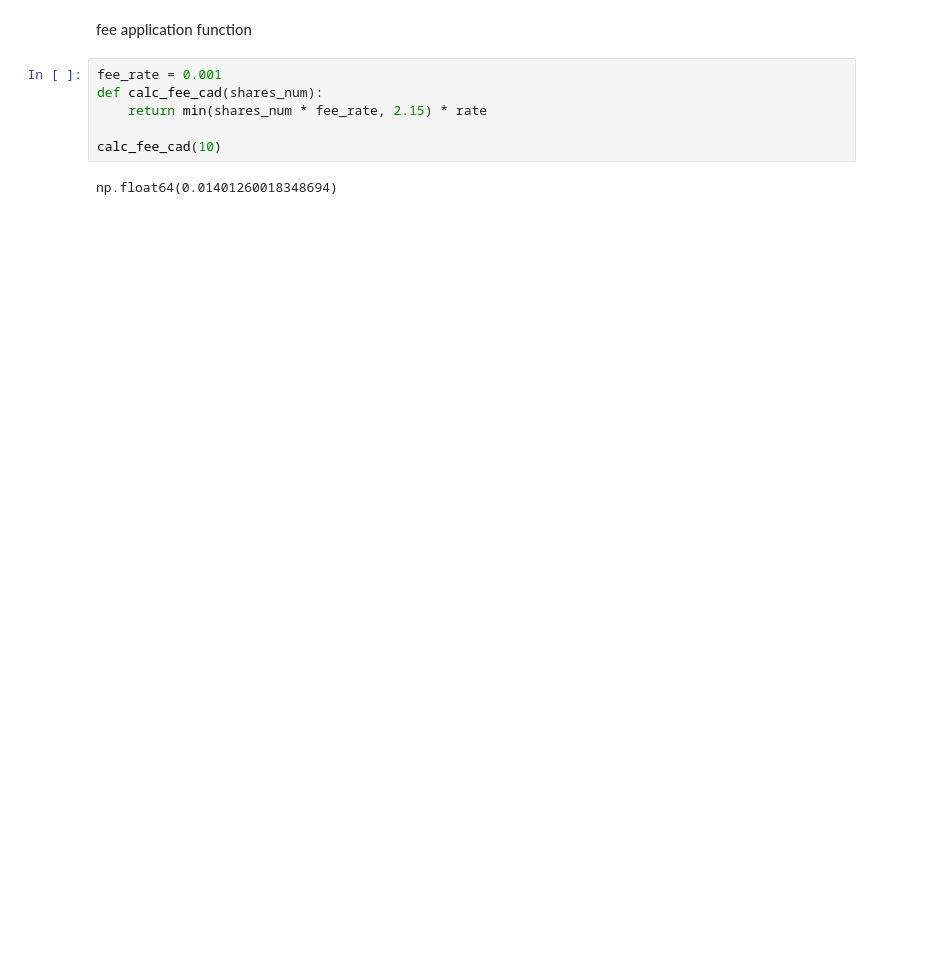
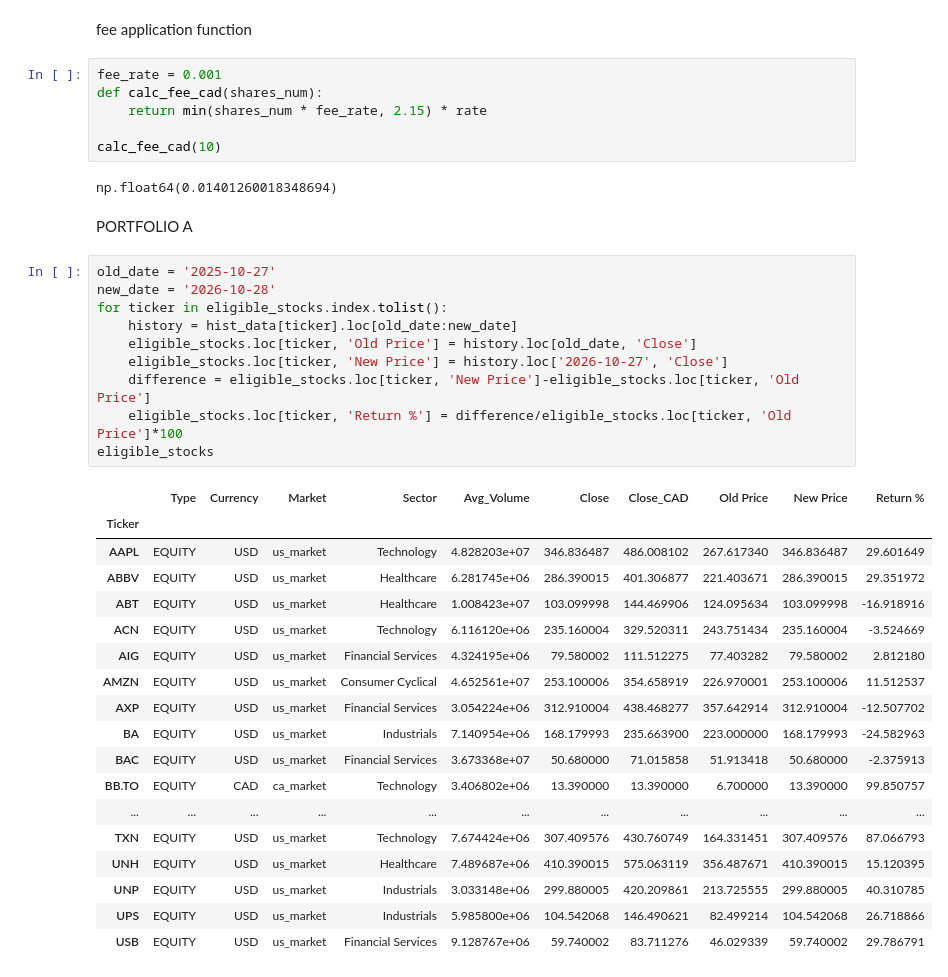
Before and after one commit to Krishna-debug223/cfm-assignment-, a Jupyter notebook: cfm_project.ipynb, the cells around one changed output. Drawn from its saved outputs; the diff is of its cells as text; blank space fills up the shorter version.

```diff
--- a/cfm_project.ipynb
+++ b/cfm_project.ipynb
@@ -193,3 +221,34 @@ def calc_fee_cad(shares_num):
 calc_fee_cad(10)
 # %% [output]
 np.float64(0.01401260018348694)
+# %% [markdown]
+PORTFOLIO A
+# %%
+old_date = '2025-10-27'
+new_date = '2026-10-28'
+for ticker in eligible_stocks.index.tolist():
+    history = hist_data[ticker].loc[old_date:new_date]
+    eligible_stocks.loc[ticker, 'Old Price'] = history.loc[old_date, 'Close']
+    eligible_stocks.loc[ticker, 'New Price'] = history.loc['2026-10-27', 'Close']
+    difference = eligible_stocks.loc[ticker, 'New Price']-eligible_stocks.loc[ticker, 'Old Price']
+    eligible_stocks.loc[ticker, 'Return %'] = difference/eligible_stocks.loc[ticker, 'Old Price']*100
+eligible_stocks
+# %% [output]
+|  | Type | Currency | Market | Sector | Avg_Volume | Close | Close_CAD | Old Price | New Price | Return % |
+| Ticker |  |  |  |  |  |  |  |  |  |  |
+| AAPL | EQUITY | USD | us_market | Technology | 4.828203e+07 | 346.836487 | 486.008102 | 267.617340 | 346.836487 | 29.601649 |
+| ABBV | EQUITY | USD | us_market | Healthcare | 6.281745e+06 | 286.390015 | 401.306877 | 221.403671 | 286.390015 | 29.351972 |
+| ABT | EQUITY | USD | us_market | Healthcare | 1.008423e+07 | 103.099998 | 144.469906 | 124.095634 | 103.099998 | -16.918916 |
+| ACN | EQUITY | USD | us_market | Technology | 6.116120e+06 | 235.160004 | 329.520311 | 243.751434 | 235.160004 | -3.524669 |
+| AIG | EQUITY | USD | us_market | Financial Services | 4.324195e+06 | 79.580002 | 111.512275 | 77.403282 | 79.580002 | 2.812180 |
+| AMZN | EQUITY | USD | us_market | Consumer Cyclical | 4.652561e+07 | 253.100006 | 354.658919 | 226.970001 | 253.100006 | 11.512537 |
+| AXP | EQUITY | USD | us_market | Financial Services | 3.054224e+06 | 312.910004 | 438.468277 | 357.642914 | 312.910004 | -12.507702 |
+| BA | EQUITY | USD | us_market | Industrials | 7.140954e+06 | 168.179993 | 235.663900 | 223.000000 | 168.179993 | -24.582963 |
+| BAC | EQUITY | USD | us_market | Financial Services | 3.673368e+07 | 50.680000 | 71.015858 | 51.913418 | 50.680000 | -2.375913 |
+| BB.TO | EQUITY | CAD | ca_market | Technology | 3.406802e+06 | 13.390000 | 13.390000 | 6.700000 | 13.390000 | 99.850757 |
+| ... | ... | ... | ... | ... | ... | ... | ... | ... | ... | ... |
+| TXN | EQUITY | USD | us_market | Technology | 7.674424e+06 | 307.409576 | 430.760749 | 164.331451 | 307.409576 | 87.066793 |
+| UNH | EQUITY | USD | us_market | Healthcare | 7.489687e+06 | 410.390015 | 575.063119 | 356.487671 | 410.390015 | 15.120395 |
+| UNP | EQUITY | USD | us_market | Industrials | 3.033148e+06 | 299.880005 | 420.209861 | 213.725555 | 299.880005 | 40.310785 |
+| UPS | EQUITY | USD | us_market | Industrials | 5.985800e+06 | 104.542068 | 146.490621 | 82.499214 | 104.542068 | 26.718866 |
+| USB | EQUITY | USD | us_market | Financial Services | 9.128767e+06 | 59.740002 | 83.711276 | 46.029339 | 59.740002 | 29.786791 |
```
Also changed, not shown: parts of 7 cells of this notebook.
